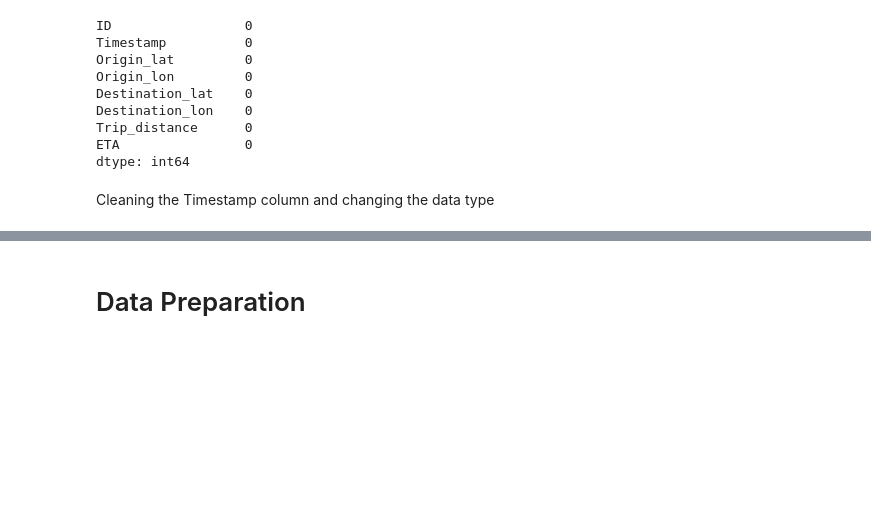
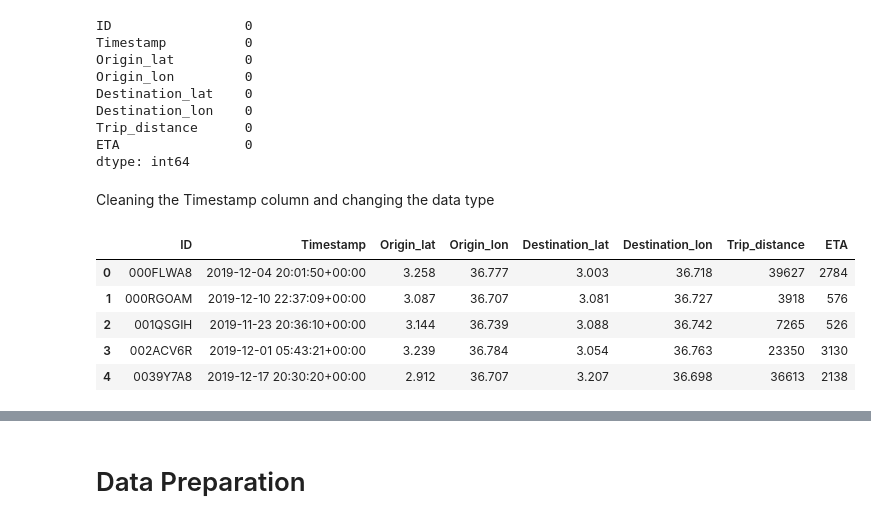
Before and after one commit to valiantezabuku/Yassir-ETA-Prediction-Challenge-For-Azubian-Team-Curium, a Jupyter notebook: Notebooks/ETA.ipynb, the cells around one changed output, grey strips where cells are left out. Drawn from its saved outputs; the diff is of its cells as text; code cells hidden in the pictures; blank space fills up the shorter version.

```diff
--- a/Notebooks/ETA.ipynb
+++ b/Notebooks/ETA.ipynb
@@ -64,3 +126,20 @@ ETA                0
 dtype: int64
 # %% [markdown]
 Cleaning the Timestamp column and changing the data type
+# %%
+# Convert the Timestamp column to datatime
+train_df['Timestamp'] = pd.to_datetime(train_df['Timestamp'], format='%Y-%m-%dT%H:%M:%S%z')
+
+# Check the conversion
+train_df.head()
+
+
+# Remove timezone information
+# data['Timestamp'] = data['Timestamp'].dt.tz_localize(None)
+# %% [output]
+|  | ID | Timestamp | Origin_lat | Origin_lon | Destination_lat | Destination_lon | Trip_distance | ETA |
+| 0 | 000FLWA8 | 2019-12-04 20:01:50+00:00 | 3.258 | 36.777 | 3.003 | 36.718 | 39627 | 2784 |
+| 1 | 000RGOAM | 2019-12-10 22:37:09+00:00 | 3.087 | 36.707 | 3.081 | 36.727 | 3918 | 576 |
+| 2 | 001QSGIH | 2019-11-23 20:36:10+00:00 | 3.144 | 36.739 | 3.088 | 36.742 | 7265 | 526 |
+| 3 | 002ACV6R | 2019-12-01 05:43:21+00:00 | 3.239 | 36.784 | 3.054 | 36.763 | 23350 | 3130 |
+| 4 | 0039Y7A8 | 2019-12-17 20:30:20+00:00 | 2.912 | 36.707 | 3.207 | 36.698 | 36613 | 2138 |
```
Also changed, not shown: parts of 9 cells of this notebook.
